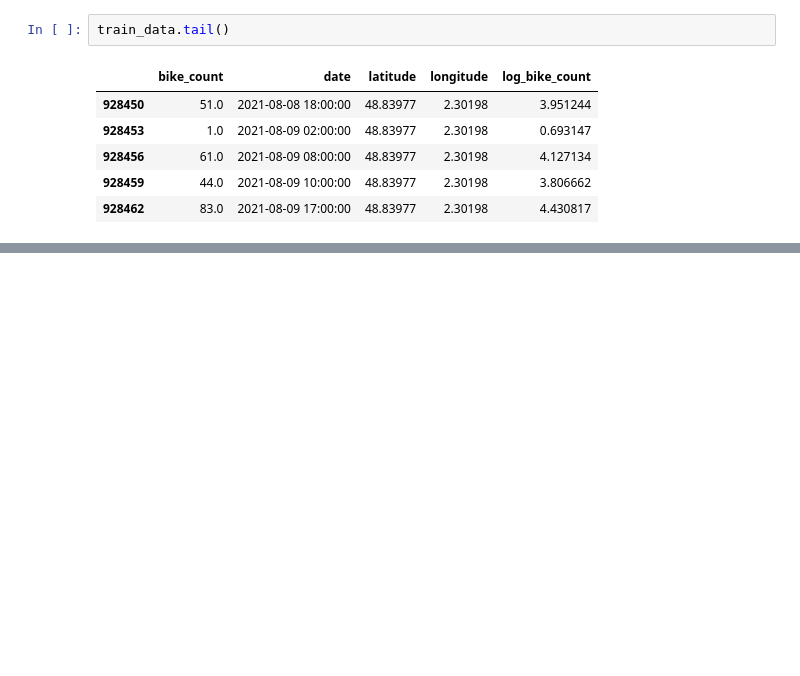
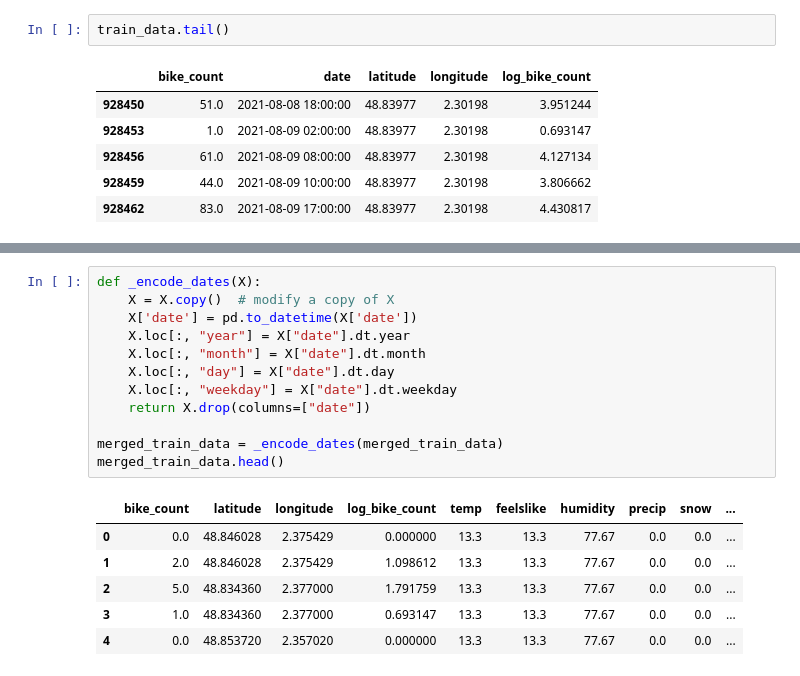
Before and after one commit to ebarattini/project_bike, a Jupyter notebook: weather_data.ipynb, the cells around one changed output, grey strips where cells are left out. Saved outputs shown, nothing was run; the diff lists cells and outputs as text; blank space fills up the shorter version.

```diff
--- a/weather_data.ipynb
+++ b/weather_data.ipynb
@@ -122,0 +181,19 @@ merged_train_data.head()
+# %%
+def _encode_dates(X):
+    X = X.copy()  # modify a copy of X
+    X['date'] = pd.to_datetime(X['date'])
+    X.loc[:, "year"] = X["date"].dt.year
+    X.loc[:, "month"] = X["date"].dt.month
+    X.loc[:, "day"] = X["date"].dt.day
+    X.loc[:, "weekday"] = X["date"].dt.weekday
+    return X.drop(columns=["date"])
+
+merged_train_data = _encode_dates(merged_train_data)
+merged_train_data.head()
+# %% [output]
+|  | bike_count | latitude | longitude | log_bike_count | temp | feelslike | humidity | precip | snow | ... |
+| 0 | 0.0 | 48.846028 | 2.375429 | 0.000000 | 13.3 | 13.3 | 77.67 | 0.0 | 0.0 | ... |
+| 1 | 2.0 | 48.846028 | 2.375429 | 1.098612 | 13.3 | 13.3 | 77.67 | 0.0 | 0.0 | ... |
+| 2 | 5.0 | 48.834360 | 2.377000 | 1.791759 | 13.3 | 13.3 | 77.67 | 0.0 | 0.0 | ... |
+| 3 | 1.0 | 48.834360 | 2.377000 | 0.693147 | 13.3 | 13.3 | 77.67 | 0.0 | 0.0 | ... |
+| 4 | 0.0 | 48.853720 | 2.357020 | 0.000000 | 13.3 | 13.3 | 77.67 | 0.0 | 0.0 | ... |
```
Also changed, not shown: parts of 17 cells of this notebook.
